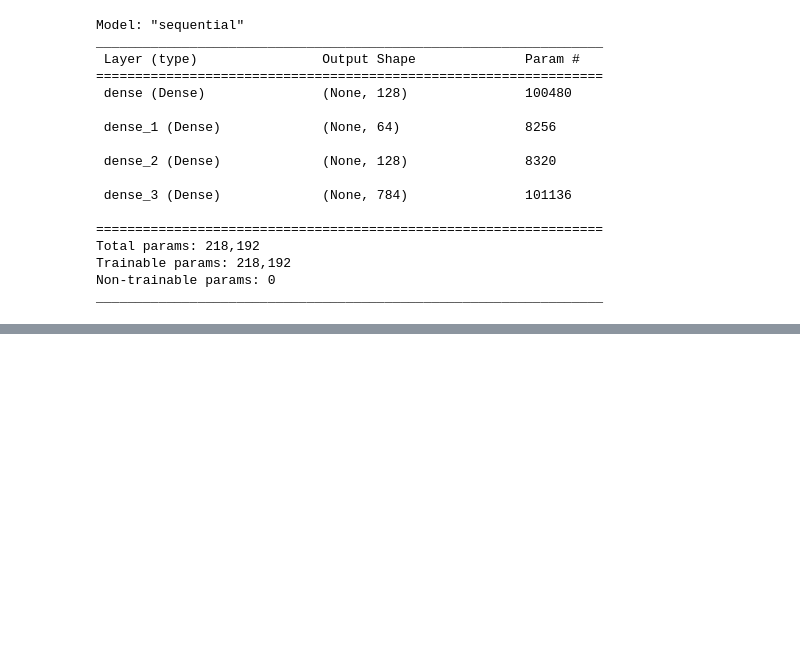
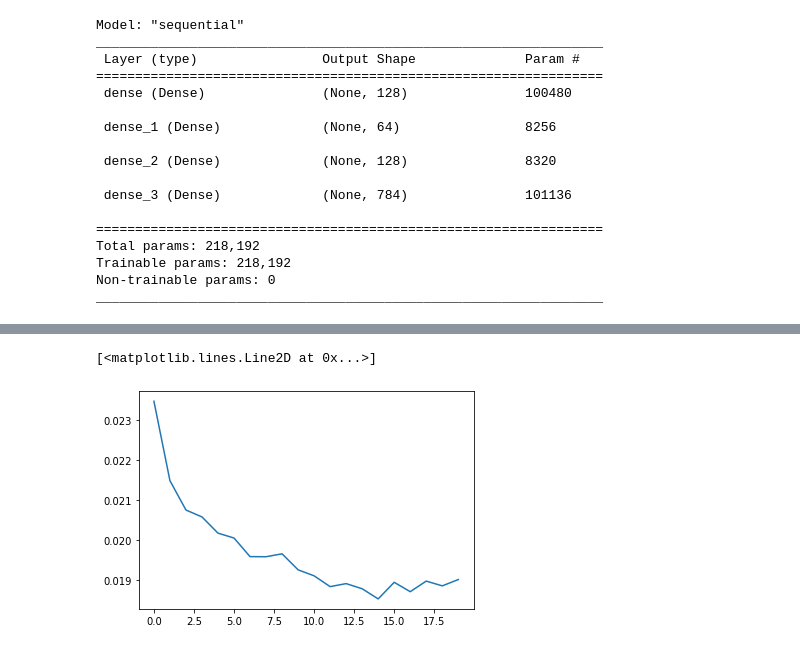
Before and after one commit to siddpatel1/DSPS_SPatel, a Jupyter notebook: lab/sidpatel_autoencoder_lab.ipynb, the cells around one changed output, grey strips where cells are left out. Saved outputs shown, nothing was run; the diff lists cells and outputs as text; code cells hidden in the pictures; blank space fills up the shorter version.

```diff
--- a/lab/sidpatel_autoencoder_lab.ipynb
+++ b/lab/sidpatel_autoencoder_lab.ipynb
@@ -80,0 +161,5 @@ _________________________________________________________________
+# %%
+patience = EarlyStopping(monitor="val_loss", min_delta=0.01, patience=5)
+# %%
+ec = model_digits.fit(x_train, x_train, validation_data=(x_test,x_test), epochs=60, batch_size=100, verbose=1,
+                 callbacks=[patience])
@@ -80,0 +181,8 @@ _________________________________________________________________
+# %%
+from tensorflow import keras
+opt = keras.optimizers.Adam(learning_rate=0.01)
+model_digits.compile(loss="mean_squared_error",optimizer=opt)
+patience2 = EarlyStopping(monitor="val_loss", min_delta=0.0001, patience=5)
+history2 = model_digits.fit(x_train, x_train,
+                               validation_data=(x_test,x_test),
+                               epochs=20, batch_size=100, verbose=1, callbacks=patience2)
@@ -80,0 +207,5 @@ _________________________________________________________________
+# %%
+pl.plot(history2.history["val_loss"])
+# %% [output]
+[<matplotlib.lines.Line2D at 0x...>]
+[figure, added]
```
Also changed, not shown: parts of 24 cells of this notebook.
